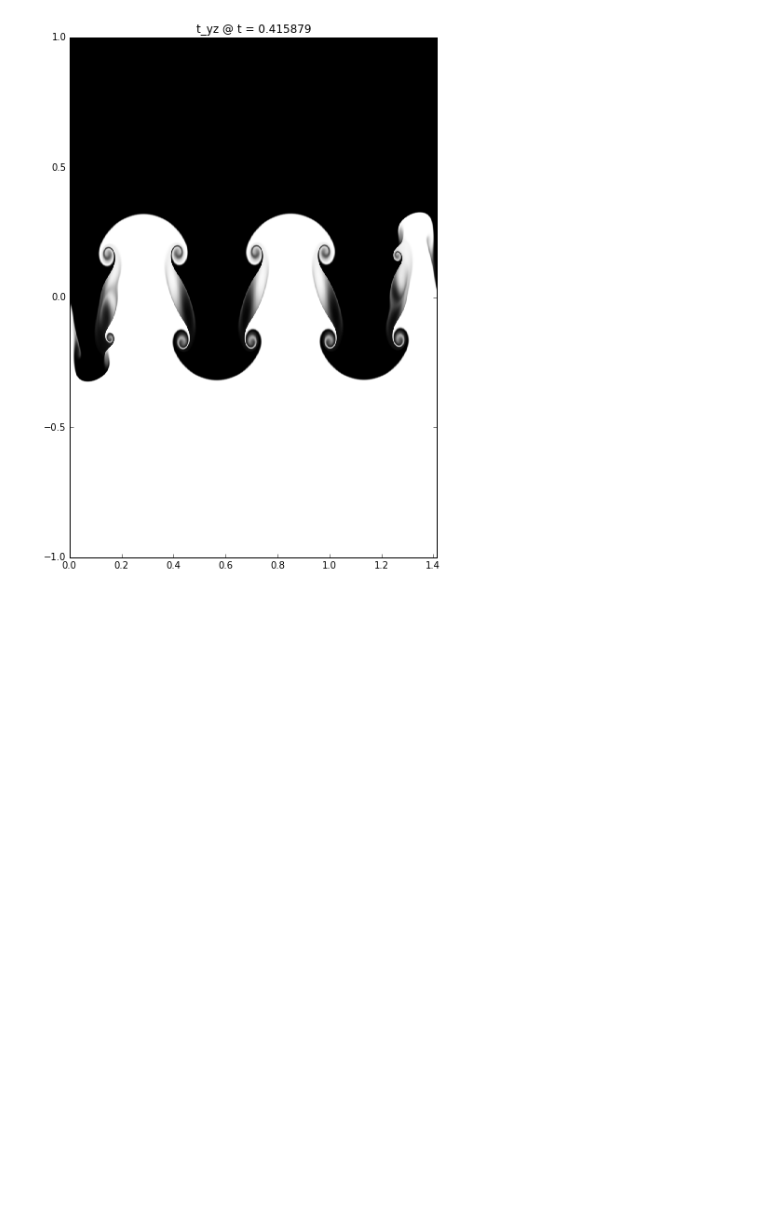
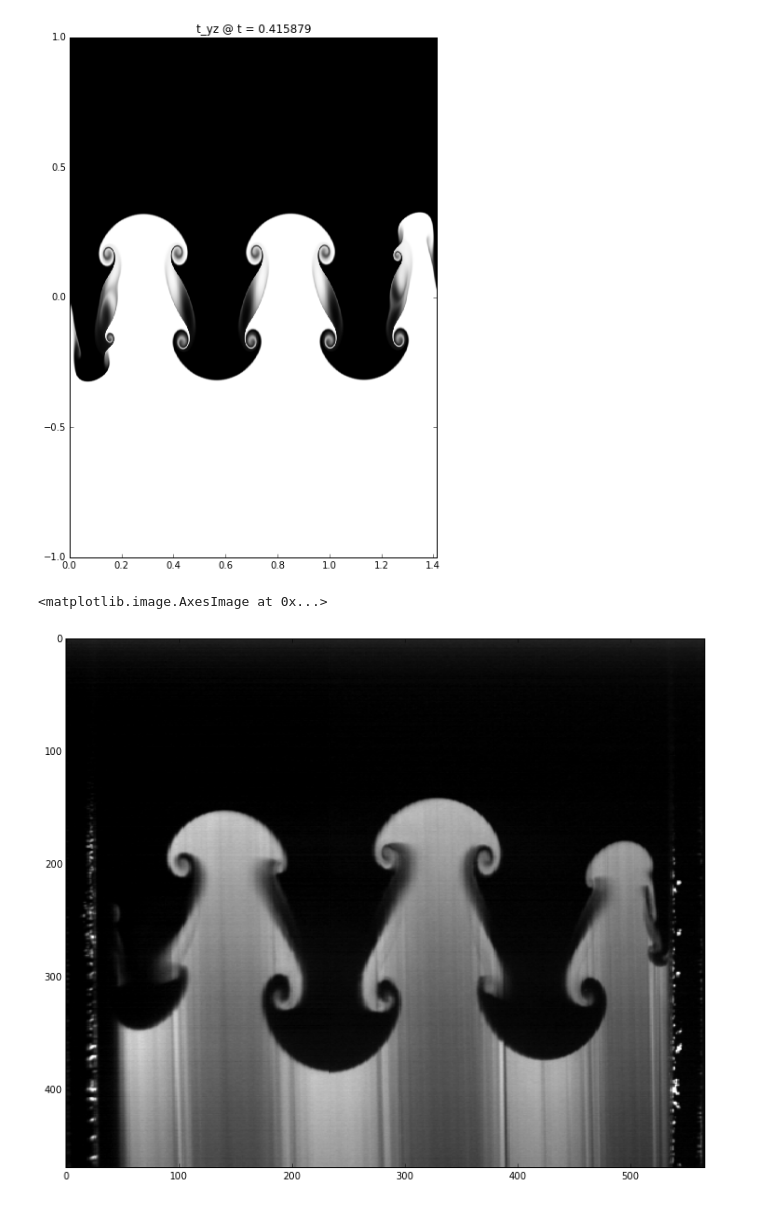
Before and after one commit to maxhutch/thesis-notebooks, a Jupyter notebook: WJ_images.ipynb, the cells around one changed output. Drawn from its saved outputs; the diff is of its cells as text; code cells hidden in the pictures; blank space fills up the shorter version.

```diff
--- a/WJ_images.ipynb
+++ b/WJ_images.ipynb
@@ -257,6 +257,15 @@ plot_wilk_multi(frame=20, fields=['t_yz'])
 plt.savefig('t_yz_time_416.tiff')
 # %% [output]
 [figure]
+# %%
+from PIL import Image
+T = T = wsc[:,'frame'].keys()[-1]
+im = Image.open('waves_2.5_time_380.tif')
+dat = np.array(im)
+plt.imshow(dat)
+# %% [output]
+<matplotlib.image.AxesImage at 0x...>
+[figure, added]
 # %%
 from PIL import Image
 T = T = wsc[:,'frame'].keys()[-1]
```
Also changed, not shown: parts of 4 cells of this notebook.
